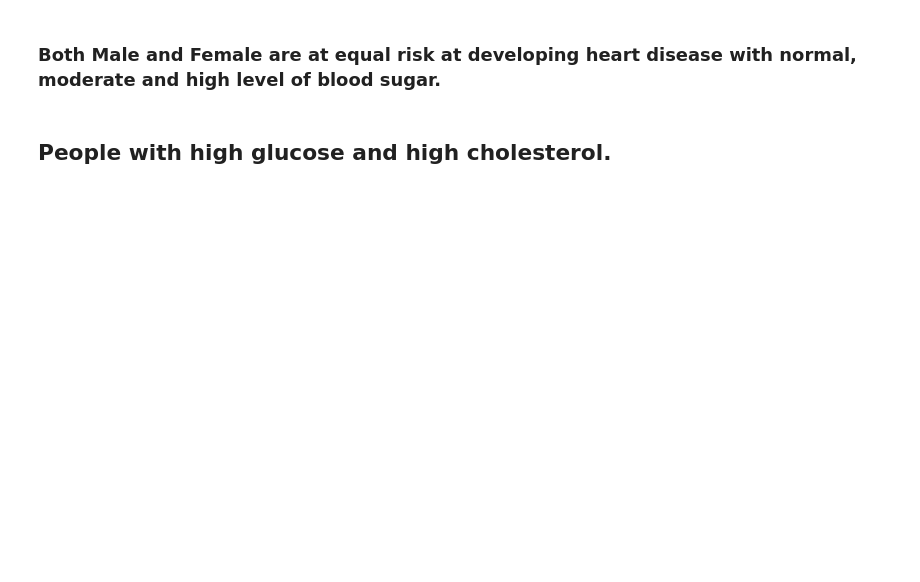
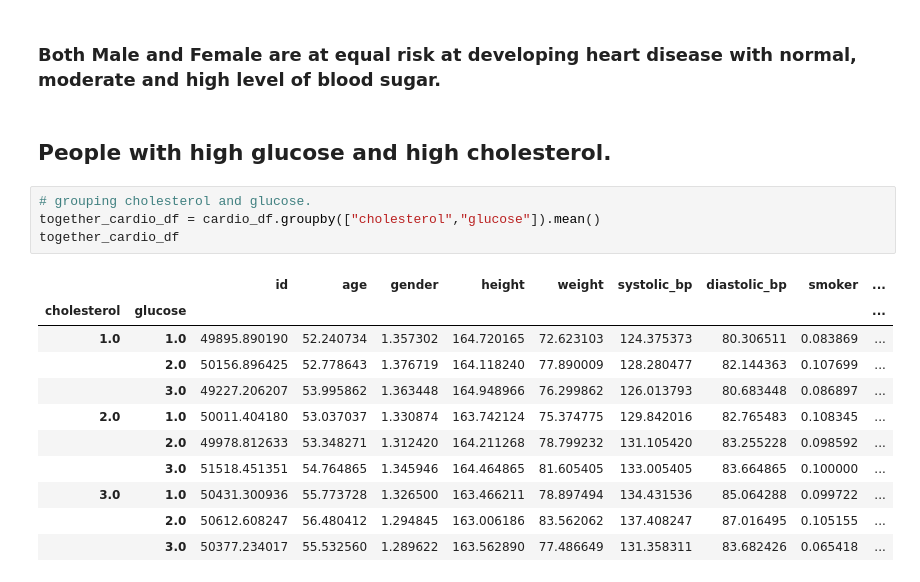
Before and after one commit to krishnakalisarkar/Be_Heart_Smart, a Jupyter notebook: Krish/Notebook/segment_2/sqlalchemy_Be_heart_smart_EDA2.ipynb, the cells around one changed output. Cells and saved outputs as stored; diff of their text form; blank space fills up the shorter version.

```diff
--- a/Notebook/segment_2/sqlalchemy_Be_heart_smart_EDA2.ipynb
+++ b/Krish/Notebook/segment_2/sqlalchemy_Be_heart_smart_EDA2.ipynb
@@ -449,3 +449,19 @@ plt.show()
 ### Both Male and Female are at equal risk at developing heart disease with normal, moderate and high level of blood sugar.
 # %% [markdown]
 ## People with high glucose and high cholesterol.
+# %%
+# grouping cholesterol and glucose.
+together_cardio_df = cardio_df.groupby(["cholesterol","glucose"]).mean()
+together_cardio_df
+# %% [output]
+|  |  | id | age | gender | height | weight | systolic_bp | diastolic_bp | smoker | ... |
+| cholesterol | glucose |  |  |  |  |  |  |  |  | ... |
+| 1.0 | 1.0 | 49895.890190 | 52.240734 | 1.357302 | 164.720165 | 72.623103 | 124.375373 | 80.306511 | 0.083869 | ... |
+|  | 2.0 | 50156.896425 | 52.778643 | 1.376719 | 164.118240 | 77.890009 | 128.280477 | 82.144363 | 0.107699 | ... |
+|  | 3.0 | 49227.206207 | 53.995862 | 1.363448 | 164.948966 | 76.299862 | 126.013793 | 80.683448 | 0.086897 | ... |
+| 2.0 | 1.0 | 50011.404180 | 53.037037 | 1.330874 | 163.742124 | 75.374775 | 129.842016 | 82.765483 | 0.108345 | ... |
+|  | 2.0 | 49978.812633 | 53.348271 | 1.312420 | 164.211268 | 78.799232 | 131.105420 | 83.255228 | 0.098592 | ... |
+|  | 3.0 | 51518.451351 | 54.764865 | 1.345946 | 164.464865 | 81.605405 | 133.005405 | 83.664865 | 0.100000 | ... |
+| 3.0 | 1.0 | 50431.300936 | 55.773728 | 1.326500 | 163.466211 | 78.897494 | 134.431536 | 85.064288 | 0.099722 | ... |
+|  | 2.0 | 50612.608247 | 56.480412 | 1.294845 | 163.006186 | 83.562062 | 137.408247 | 87.016495 | 0.105155 | ... |
+|  | 3.0 | 50377.234017 | 55.532560 | 1.289622 | 163.562890 | 77.486649 | 131.358311 | 83.682426 | 0.065418 | ... |
```
Also changed, not shown: parts of 2 cells of this notebook, 9 other files.
